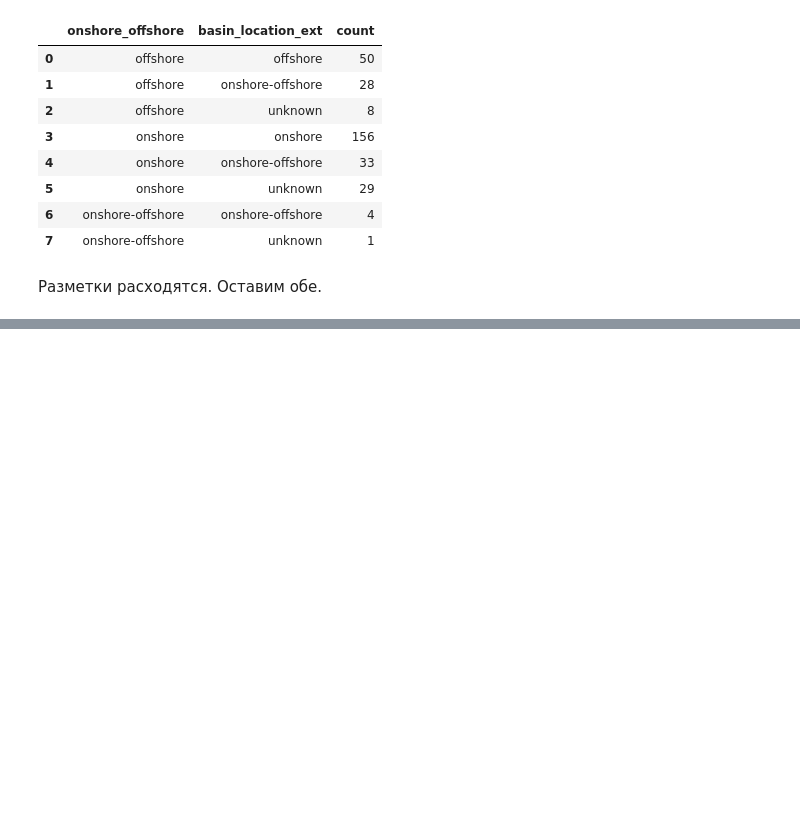
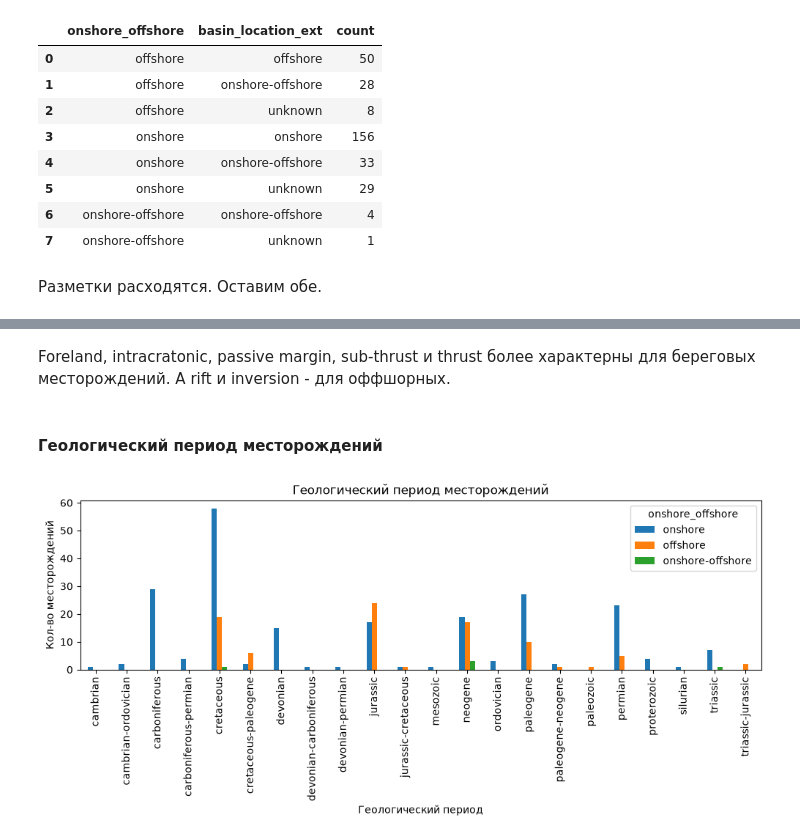
Before and after one commit to AlekseiAgarkov/classification-of-oil-and-gas, a Jupyter notebook: notebooks/eda.ipynb, the cells around one changed output, grey strips where cells are left out. Drawn from its saved outputs; the diff is of its cells as text; code cells hidden in the pictures; blank space fills up the shorter version.

```diff
--- a/notebooks/eda.ipynb
+++ b/notebooks/eda.ipynb
@@ -764,0 +779,10 @@ gdf.groupby(['onshore_offshore', 'basin_location_ext']).size().reset_index(name=
+# %% [markdown]
+Foreland, intracratonic, passive margin, sub-thrust и thrust более характерны для береговых месторождений. А rift и inversion - для оффшорных.
+# %% [markdown]
+#### Геологический период месторождений
+# %%
+reservoir_period_ct = pd.crosstab(gdf['reservoir_period'], gdf['onshore_offshore'])[['onshore', 'offshore', 'onshore-offshore']]
+reservoir_period_ct.plot(kind='bar', figsize=(12, 3), xlabel='Геологический период', ylabel='Кол-во месторождений', title='Геологический период месторождений')
+plt.show()
+# %% [output]
+[figure, added]
```
Also changed, not shown: parts of 28 cells of this notebook.
